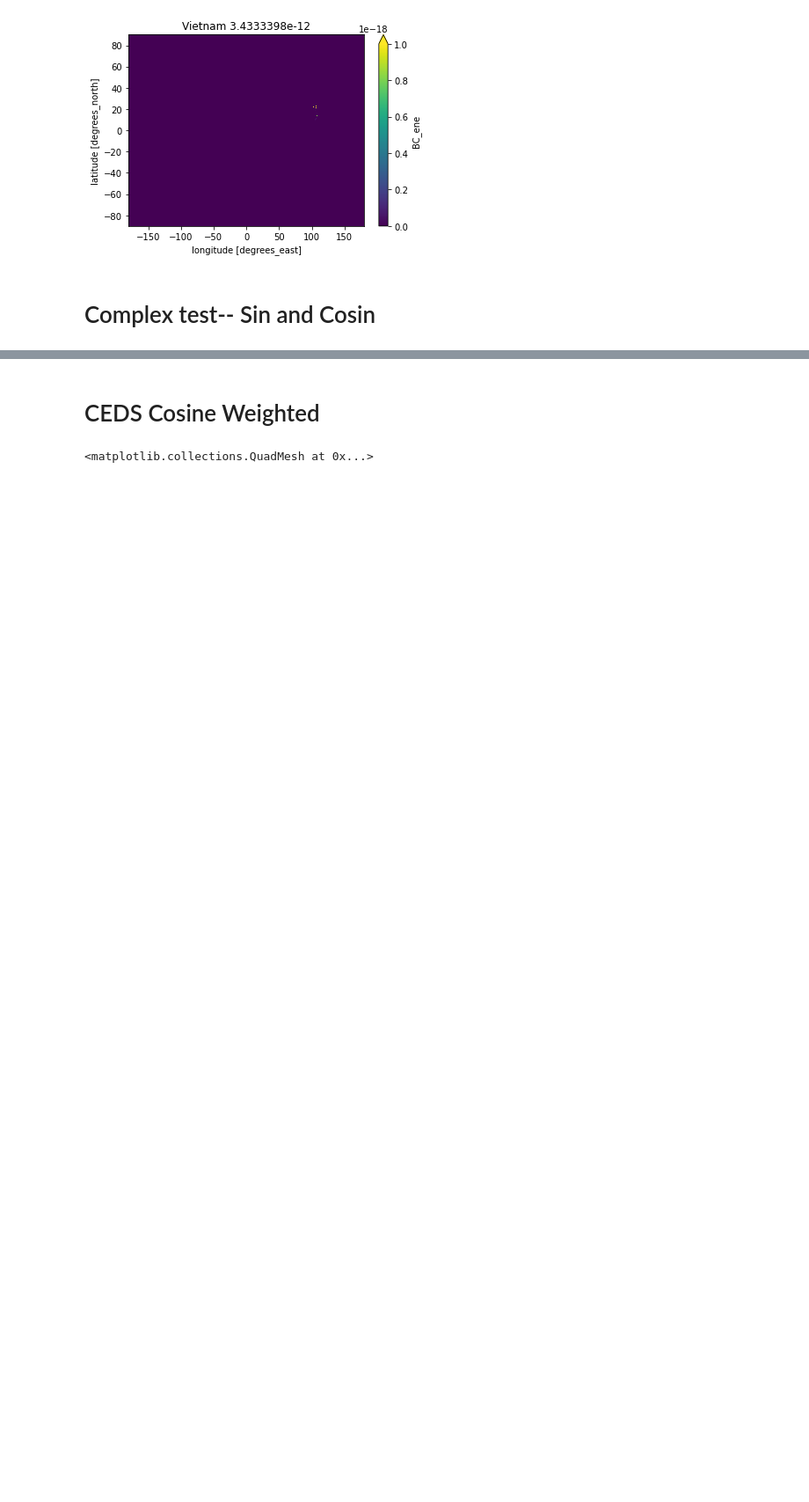
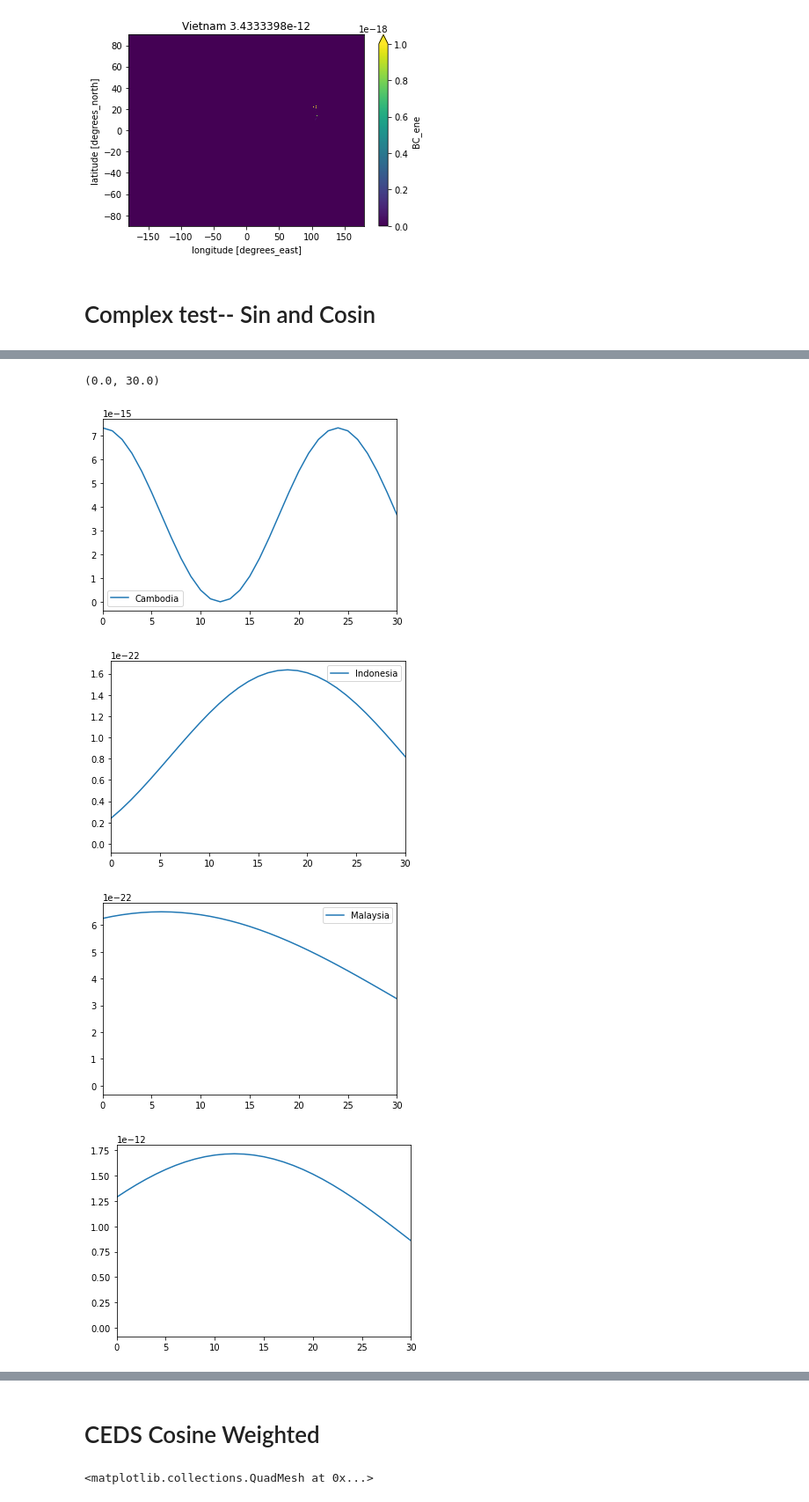
Before and after one commit to lfreese/BC-IRF, a Jupyter notebook: prep_pulses.ipynb, the cells around one changed output, grey strips where cells are left out. Shown at 88% size. Drawn from its saved outputs; the diff is of its cells as text; code cells hidden in the pictures; blank space fills up the shorter version.

```diff
--- a/prep_pulses.ipynb
+++ b/prep_pulses.ipynb
@@ -321,0 +354,15 @@ ds_pulse_reg = pulse_ds.where(contiguous_mask) #create a mask on our pulsed data
+# %%
+for r in ['Cambodia', 'Indonesia', 'Malaysia']:
+    fig, ax = plt.subplots()
+    plt.plot(ds_masked[r]['BC_ene'].sel(lat = regions[r].centroid[1], lon = regions[r].centroid[0], method = 'nearest'), label = r)
+    plt.xlim(0,30)
+    plt.legend()
+fig, ax = plt.subplots()
+plt.plot(ds_masked['Vietnam']['BC_ene'].sel(lon = 106.8, lat = 21.75, method = 'nearest'), label = 'Vietnam')
+plt.xlim(0,30)
+# %% [output]
+(0.0, 30.0)
+[figure, added]
+[figure, added]
+[figure, added]
+[figure, added]
```
Also changed, not shown: parts of 15 cells of this notebook, 43 other files.
